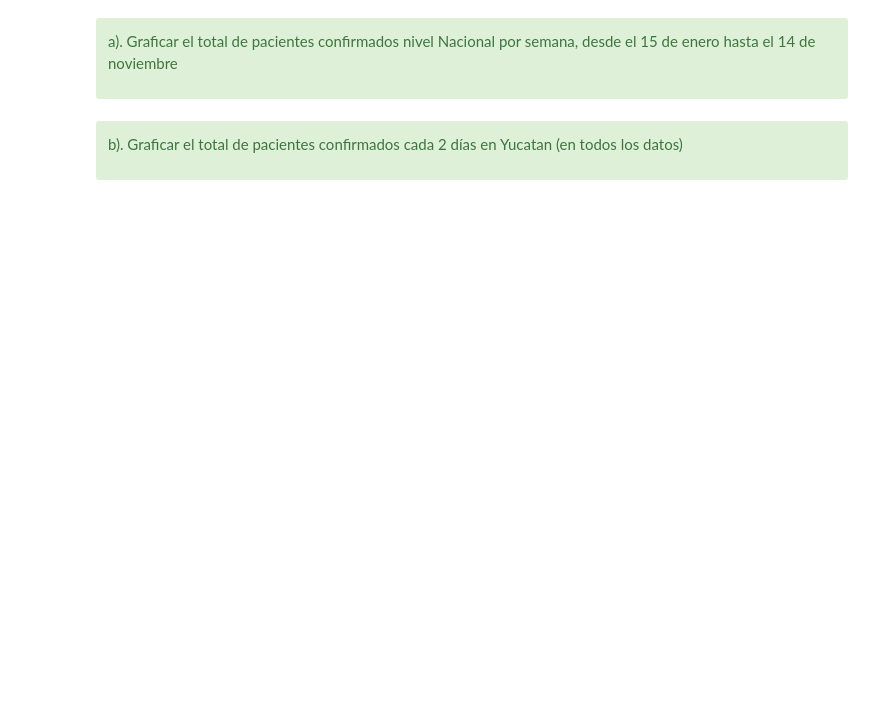
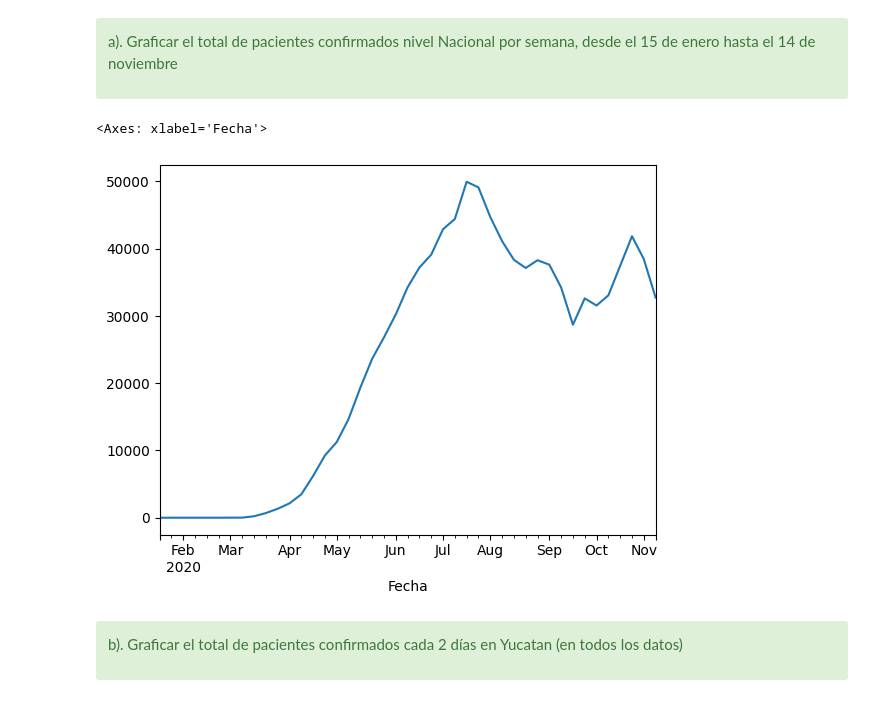
Before and after one commit to chava131011/Data-Science-Coursework, a Jupyter notebook: Classes Resources/CD_09_Tiempo/CD_09_Tarea_Nombre-Apellido.ipynb, the cells around one changed output. Cells and saved outputs as stored; diff of their text form; code cells hidden in the pictures; blank space fills up the shorter version.

```diff
--- a/Classes Resources/CD_09_Tiempo/CD_09_Tarea_Nombre-Apellido.ipynb
+++ b/Classes Resources/CD_09_Tiempo/CD_09_Tarea_Nombre-Apellido.ipynb
@@ -192,6 +223,12 @@ df
 a). Graficar el total de pacientes confirmados nivel Nacional por semana, desde el 15 de enero hasta el 14 de noviembre
 
 </div>
+# %%
+week_cases = df.resample('W').sum()
+week_cases.loc['2020-01-15':'2020-11-14']['Nacional'].plot()
+# %% [output]
+<Axes: xlabel='Fecha'>
+[figure, added]
 # %% [markdown]
 <div class="alert alert-success">
 
```
Also changed, not shown: parts of 4 cells of this notebook, 39 other files.
